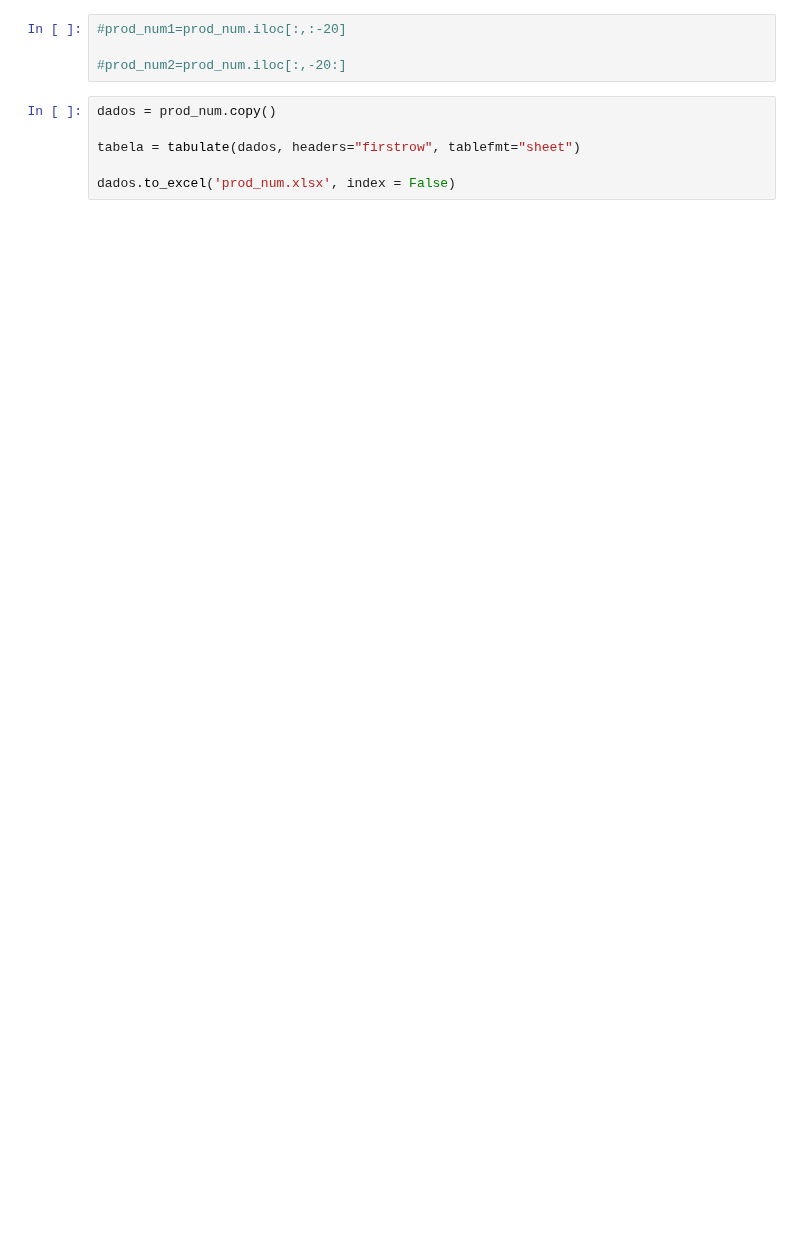
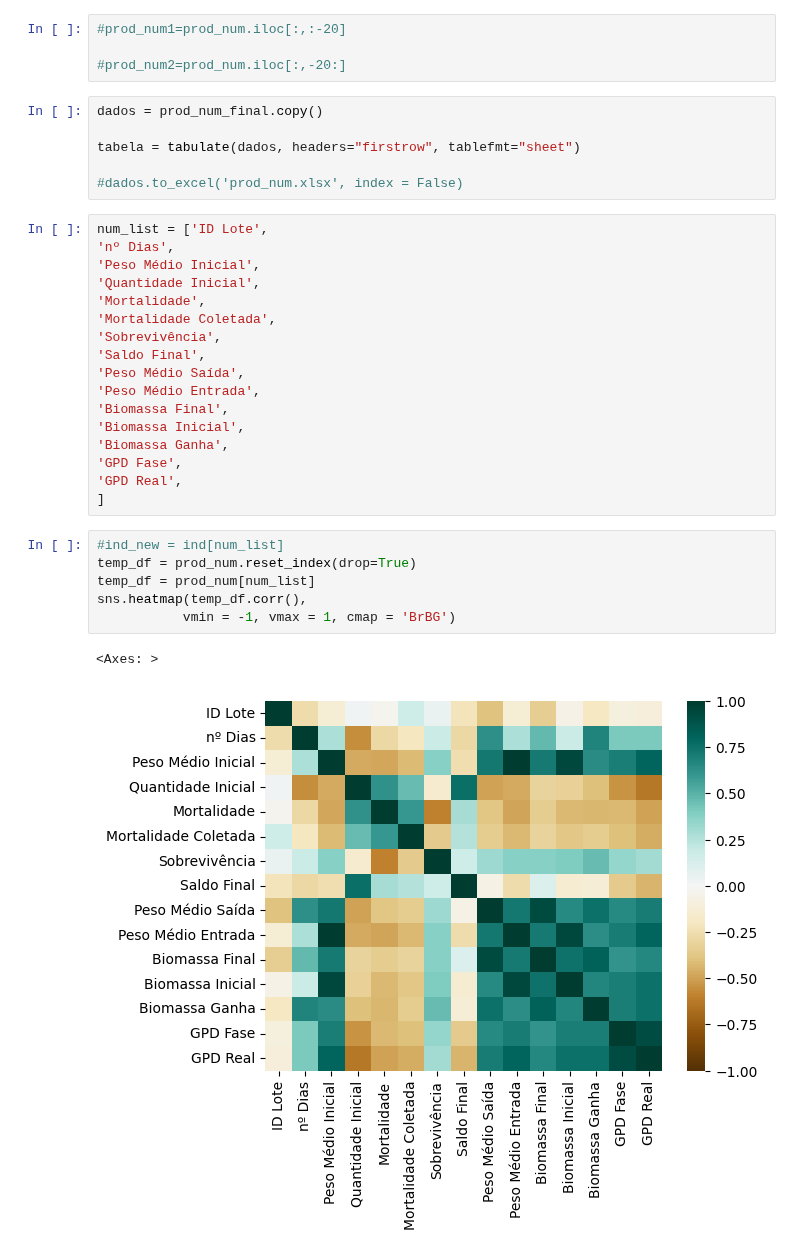
Before and after one commit to crisGriebler/IRD, a Jupyter notebook: fish/ETL_BZF_prod .ipynb, the cells around one changed output. Saved outputs shown, nothing was run; the diff lists cells and outputs as text; blank space fills up the shorter version.

```diff
--- a/fish/ETL_BZF_prod .ipynb
+++ b/fish/ETL_BZF_prod .ipynb
@@ -120,8 +174,34 @@ prod_num.head()
 
 #prod_num2=prod_num.iloc[:,-20:]
 # %%
-dados = prod_num.copy()
+dados = prod_num_final.copy()
 
 tabela = tabulate(dados, headers="firstrow", tablefmt="sheet")
 
-dados.to_excel('prod_num.xlsx', index = False)
+#dados.to_excel('prod_num.xlsx', index = False)
+# %%
+num_list = ['ID Lote',
+'nº Dias',
+'Peso Médio Inicial',
+'Quantidade Inicial',
+'Mortalidade',
+'Mortalidade Coletada',
+'Sobrevivência',
+'Saldo Final',
+'Peso Médio Saída',
+'Peso Médio Entrada',
+'Biomassa Final',
+'Biomassa Inicial',
+'Biomassa Ganha',
+'GPD Fase',
+'GPD Real',
+]
+# %%
+#ind_new = ind[num_list]
+temp_df = prod_num.reset_index(drop=True)
+temp_df = prod_num[num_list]
+sns.heatmap(temp_df.corr(),
+           vmin = -1, vmax = 1, cmap = 'BrBG')
+# %% [output]
+<Axes: >
+[figure, added]
```
Also changed, not shown: parts of 12 cells of this notebook, 2 other files.
